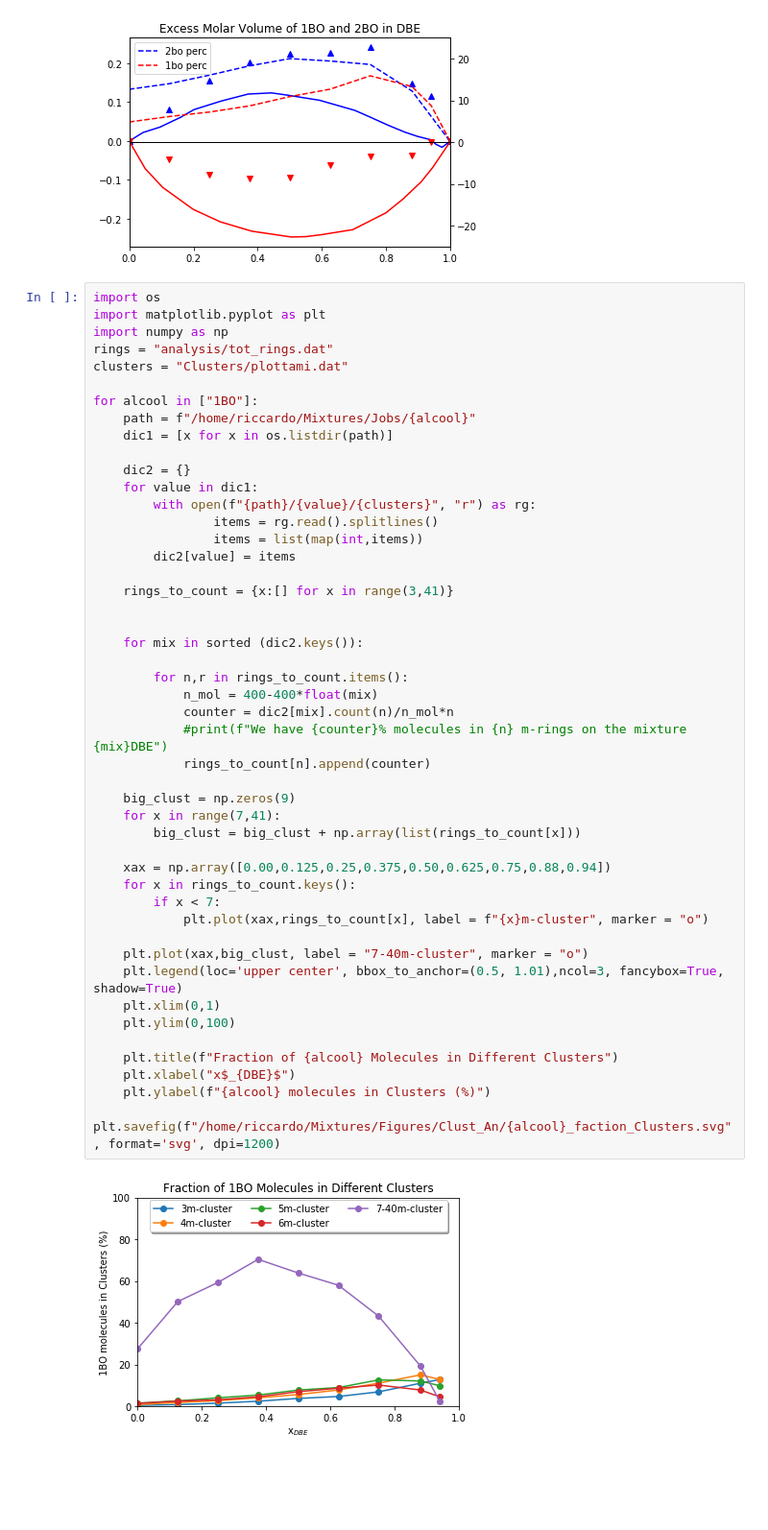
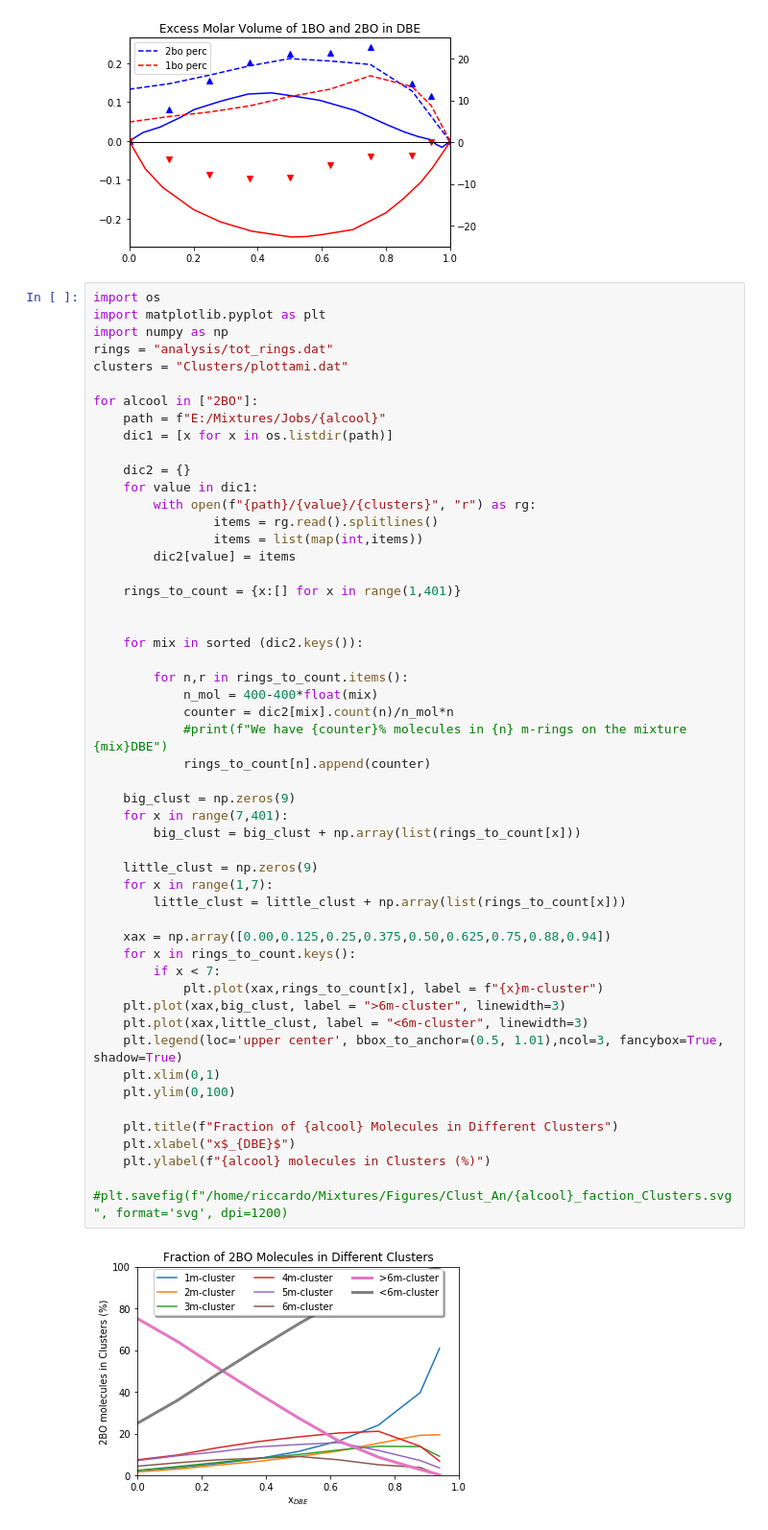
Before and after one commit to farrisric/Jupyter, a Jupyter notebook: plot.py.ipynb, the cells around one changed output. Shown at 96% size. Saved outputs shown, nothing was run; the diff lists cells and outputs as text; blank space fills up the shorter version.

```diff
--- a/plot.py.ipynb
+++ b/plot.py.ipynb
@@ -170,45 +170,49 @@ import numpy as np
 rings = "analysis/tot_rings.dat"
 clusters = "Clusters/plottami.dat"
 
-for alcool in ["1BO"]:
-    path = f"/home/riccardo/Mixtures/Jobs/{alcool}"
+for alcool in ["2BO"]:
+    path = f"E:/Mixtures/Jobs/{alcool}"
     dic1 = [x for x in os.listdir(path)]
 
     dic2 = {}
     for value in dic1:
         with open(f"{path}/{value}/{clusters}", "r") as rg:
                 items = rg.read().splitlines()
                 items = list(map(int,items))
         dic2[value] = items
 
-    rings_to_count = {x:[] for x in range(3,41)}
+    rings_to_count = {x:[] for x in range(1,401)}
 
 
     for mix in sorted (dic2.keys()):
 
         for n,r in rings_to_count.items():
             n_mol = 400-400*float(mix)
             counter = dic2[mix].count(n)/n_mol*n
             #print(f"We have {counter}% molecules in {n} m-rings on the mixture {mix}DBE")
             rings_to_count[n].append(counter)
 
     big_clust = np.zeros(9)
-    for x in range(7,41):
+    for x in range(7,401):
         big_clust = big_clust + np.array(list(rings_to_count[x]))
+
+    little_clust = np.zeros(9)
+    for x in range(1,7):
+        little_clust = little_clust + np.array(list(rings_to_count[x]))
 
     xax = np.array([0.00,0.125,0.25,0.375,0.50,0.625,0.75,0.88,0.94])
     for x in rings_to_count.keys():
         if x < 7:
-            plt.plot(xax,rings_to_count[x], label = f"{x}m-cluster", marker = "o")
-
-    plt.plot(xax,big_clust, label = "7-40m-cluster", marker = "o")
+            plt.plot(xax,rings_to_count[x], label = f"{x}m-cluster")
+    plt.plot(xax,big_clust, label = ">6m-cluster", linewidth=3)
+    plt.plot(xax,little_clust, label = "<6m-cluster", linewidth=3)
     plt.legend(loc='upper center', bbox_to_anchor=(0.5, 1.01),ncol=3, fancybox=True, shadow=True)
     plt.xlim(0,1)
     plt.ylim(0,100)
 
     plt.title(f"Fraction of {alcool} Molecules in Different Clusters")
     plt.xlabel("x$_{DBE}$")
     plt.ylabel(f"{alcool} molecules in Clusters (%)")
-    plt.savefig(f"/home/riccardo/Mixtures/Figures/Clust_An/{alcool}_faction_Clusters.svg", format='svg', dpi=1200)
+    #plt.savefig(f"/home/riccardo/Mixtures/Figures/Clust_An/{alcool}_faction_Clusters.svg", format='svg', dpi=1200)
 # %% [output]
-[figure, old version]
+[figure, new version]
```
Also changed, not shown: parts of 2 cells of this notebook, 4 other files.
